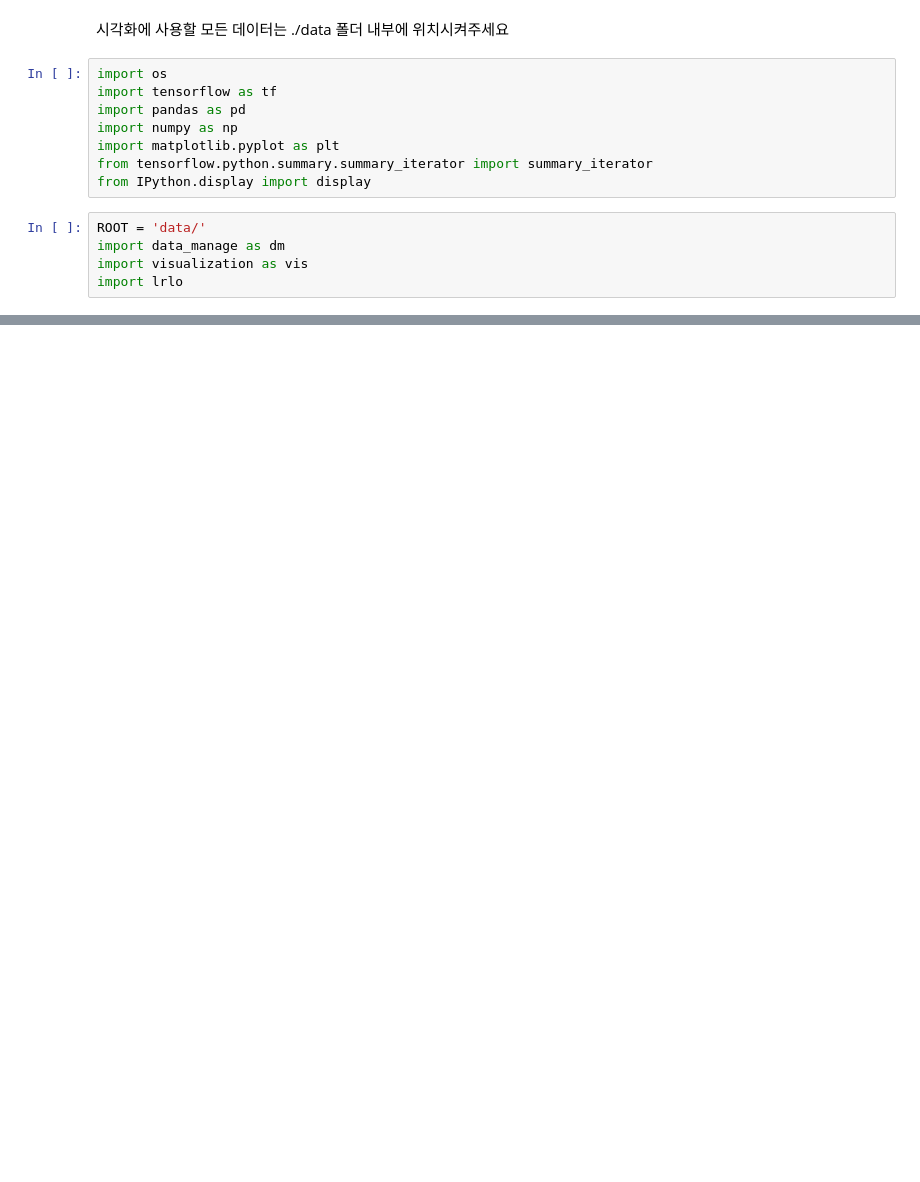
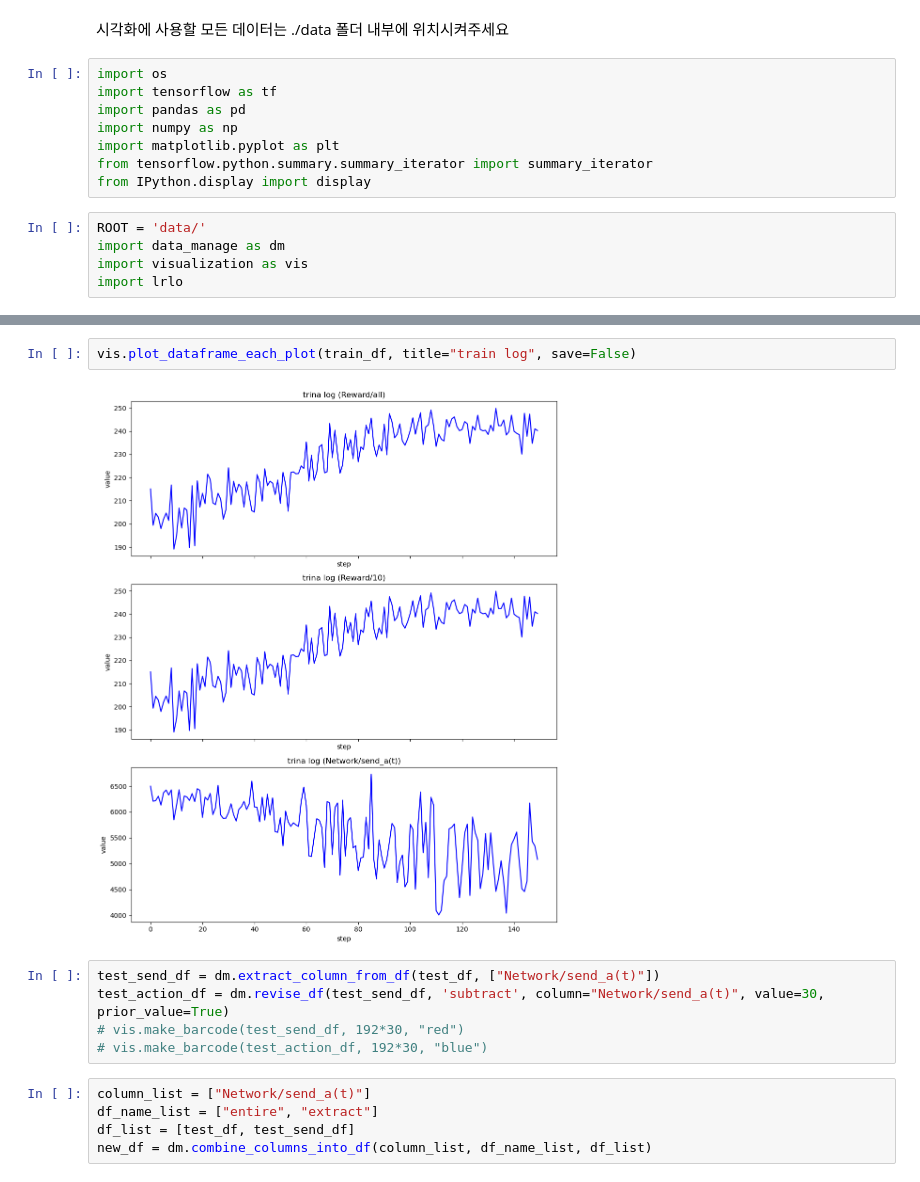
Before and after one commit to webb-c/Visualization-is-All-you-Need, a Jupyter notebook: show.ipynb, the cells around one changed output, grey strips where cells are left out. Saved outputs shown, nothing was run; the diff lists cells and outputs as text; blank space fills up the shorter version.

```diff
--- a/show.ipynb
+++ b/show.ipynb
@@ -55,0 +99,14 @@ DataFrame TAIL:
+# %%
+vis.plot_dataframe_each_plot(train_df, title="train log", save=False)
+# %% [output]
+[figure, added]
+# %%
+test_send_df = dm.extract_column_from_df(test_df, ["Network/send_a(t)"])
+test_action_df = dm.revise_df(test_send_df, 'subtract', column="Network/send_a(t)", value=30, prior_value=True)
+# vis.make_barcode(test_send_df, 192*30, "red")
+# vis.make_barcode(test_action_df, 192*30, "blue")
+# %%
+column_list = ["Network/send_a(t)"]
+df_name_list = ["entire", "extract"]
+df_list = [test_df, test_send_df]
+new_df = dm.combine_columns_into_df(column_list, df_name_list, df_list)
```
Also changed, not shown: parts of 5 cells of this notebook, 2 other files.
